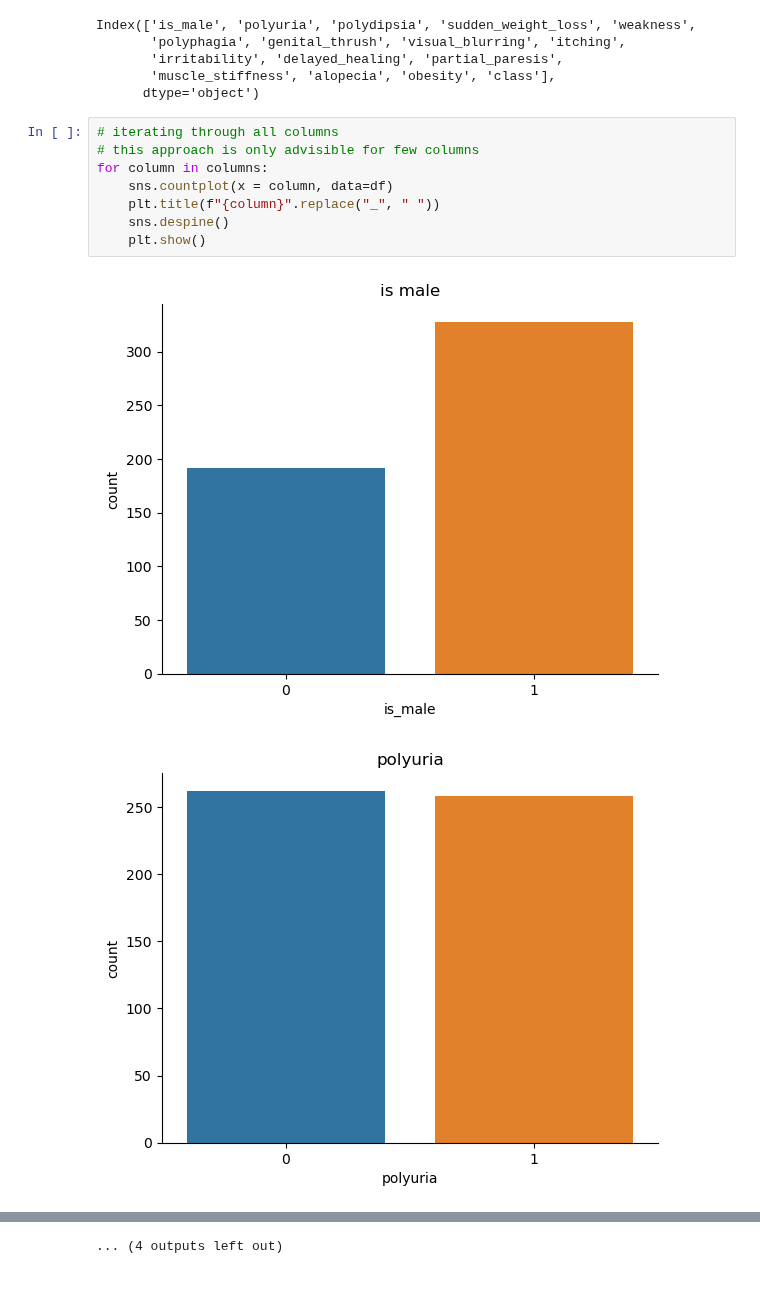
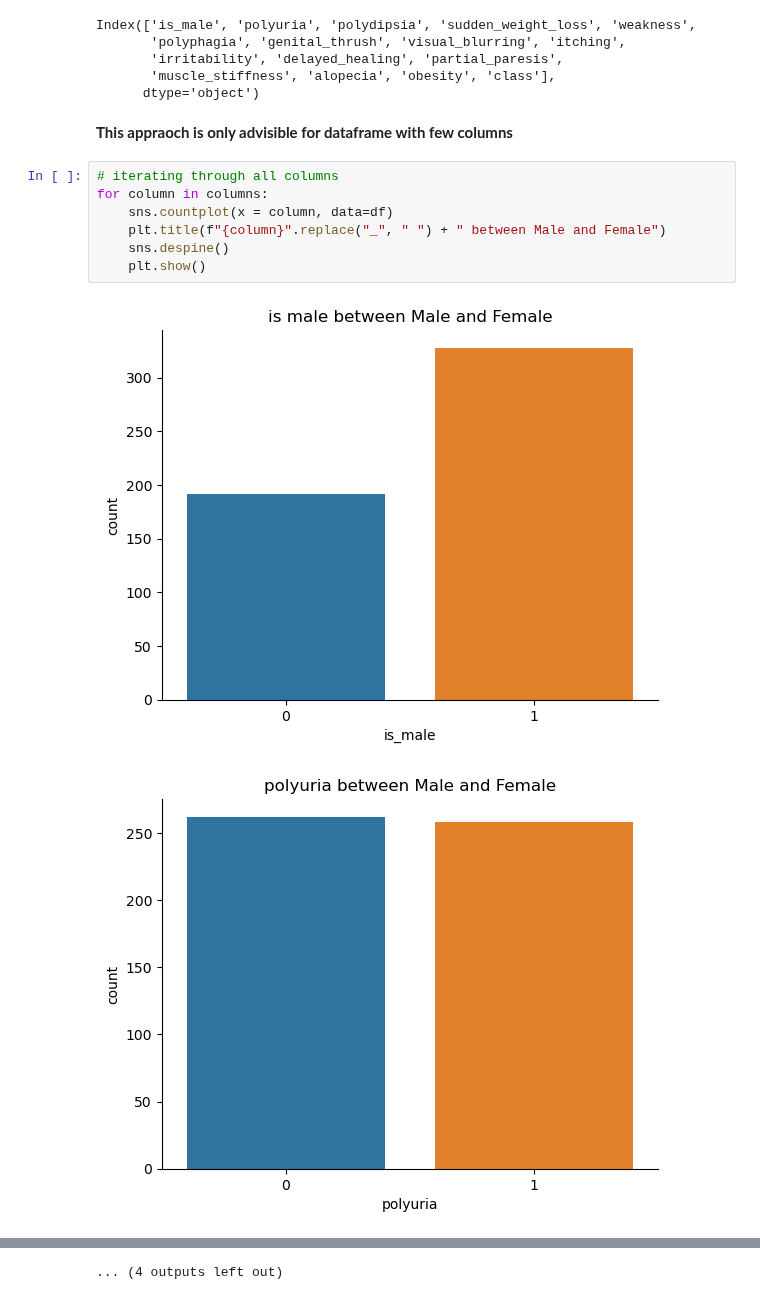
Before and after one commit to andazi/goal-data-science, a Jupyter notebook: Data science tools,statistics and probability/EARLY DIABETES DETECTION.ipynb, the cells around one changed output, grey strips where cells are left out. Drawn from its saved outputs; the diff is of its cells as text.

```diff
--- a/Data science tools,statistics and probability/EARLY DIABETES DETECTION.ipynb
+++ b/Data science tools,statistics and probability/EARLY DIABETES DETECTION.ipynb
@@ -192,14 +192,15 @@ Index(['is_male', 'polyuria', 'polydipsia', 'sudden_weight_loss', 'weakness',
        'irritability', 'delayed_healing', 'partial_paresis',
        'muscle_stiffness', 'alopecia', 'obesity', 'class'],
       dtype='object')
+# %% [markdown]
+__This appraoch is only advisible for dataframe with few columns__
 # %%
 # iterating through all columns
-# this approach is only advisible for few columns
 for column in columns:
     sns.countplot(x = column, data=df)
-    plt.title(f"{column}".replace("_", " "))
+    plt.title(f"{column}".replace("_", " ") + " between Male and Female")
     sns.despine()
     plt.show()
 # %% [output]
-[figure, old version]
+[figure, new version]
-[figure, old version]
+[figure, new version]
```
Also changed, not shown: parts of 1 cell of this notebook.
